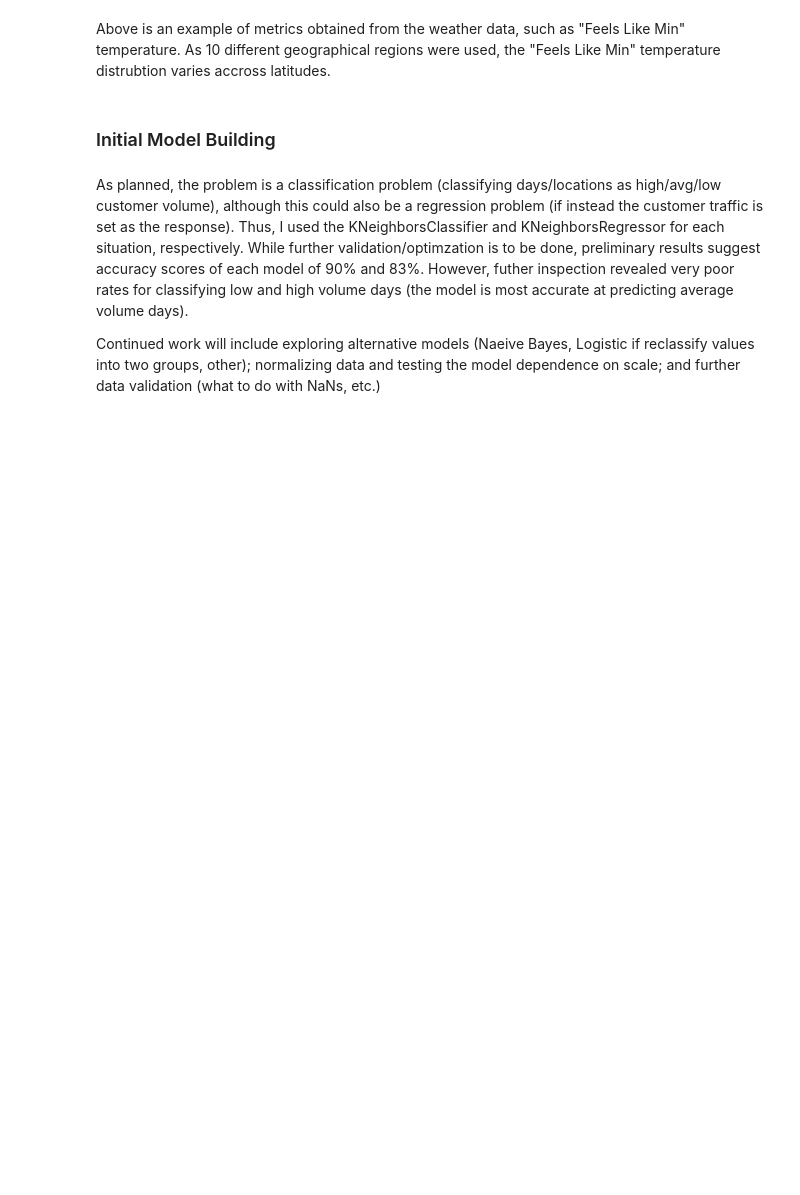
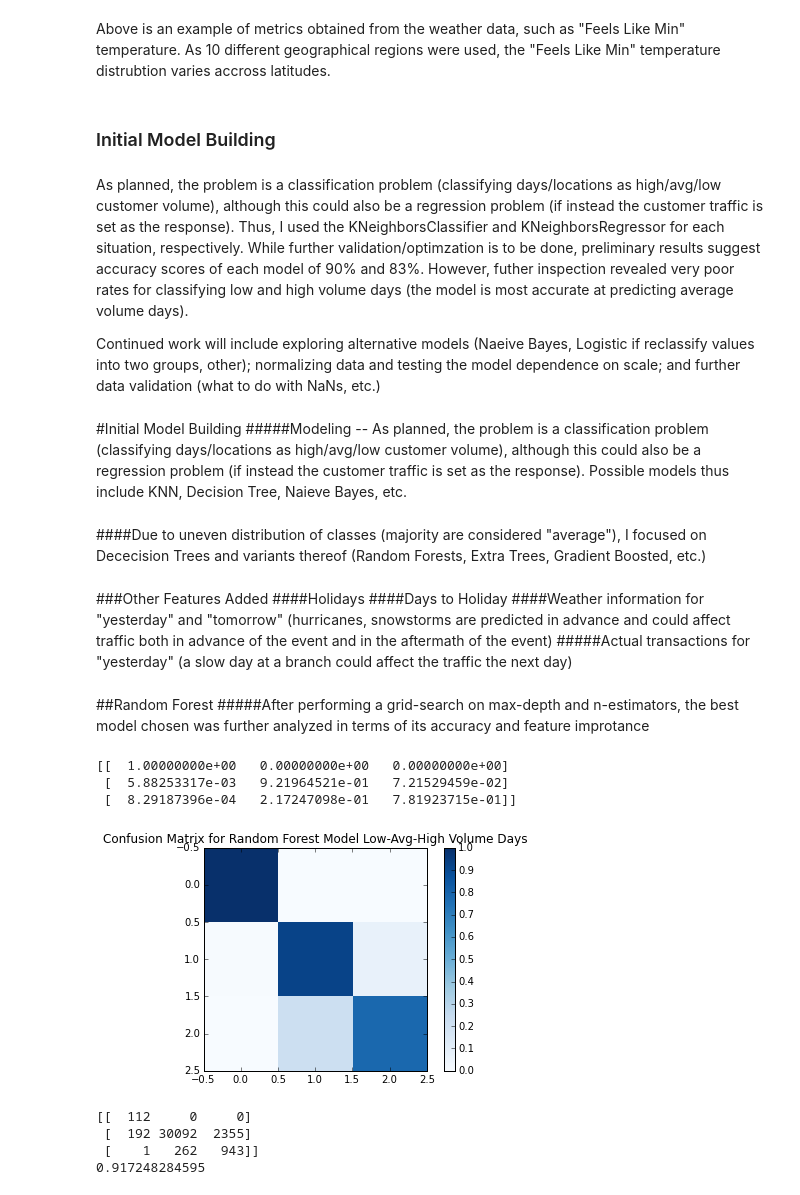
Before and after one commit to FoyeAkin/Dat6-students, a Jupyter notebook: hardway/Project_Draft_HH.ipynb, the cells around one changed output. Drawn from its saved outputs; the diff is of its cells as text; code cells hidden in the pictures; blank space fills up the shorter version.

```diff
--- a/hardway/Project_Draft_HH.ipynb
+++ b/hardway/Project_Draft_HH.ipynb
@@ -98,3 +116,17 @@ Above is an example of metrics obtained from the weather data, such as "Feels Li
 As planned, the problem is a classification problem (classifying days/locations as high/avg/low customer volume), although this could also be a regression problem (if instead the customer traffic is set as the response).  Thus, I used the KNeighborsClassifier and KNeighborsRegressor for each situation, respectively. While further validation/optimzation is to be done, preliminary results suggest accuracy scores of each model of 90% and 83%.  However, futher inspection revealed very poor rates for classifying low and high volume days (the model is most accurate at predicting average volume days).
 
 Continued work will include exploring alternative models (Naeive Bayes, Logistic if reclassify values into two groups, other); normalizing data and testing the model dependence on scale; and further data validation (what to do with NaNs, etc.)
+# %% [markdown]
+#Initial Model Building
+#####Modeling -- As planned, the problem is a classification problem (classifying days/locations as high/avg/low customer volume), although this could also be a regression problem (if instead the customer traffic is set as the response).  Possible models thus include KNN, Decision Tree, Naieve Bayes, etc.
+# %% [markdown]
+####Due to uneven distribution of classes (majority are considered "average"), I focused on Dececision Trees and variants thereof (Random Forests, Extra Trees, Gradient Boosted, etc.)
+# %% [markdown]
+###Other Features Added
+####Holidays
+####Days to Holiday
+####Weather information for "yesterday" and "tomorrow" (hurricanes, snowstorms are predicted in advance and could affect traffic both in advance of the event and in the aftermath of the event)
+#####Actual transactions for "yesterday" (a slow day at a branch could affect the traffic the next day)
+# %% [markdown]
+##Random Forest
+#####After performing a grid-search on max-depth and n-estimators, the best model chosen was further analyzed in terms of its accuracy and feature improtance
@@ -100,0 +135,26 @@ Continued work will include exploring alternative models (Naeive Bayes, Logistic
+# %%
+plt.imshow(cm, interpolation='nearest',cmap=plt.cm.Blues)
+plt.colorbar()
+plt.title('Confusion Matrix for Random Forest Model Low-Avg-High Volume Days')
+cm = np.array([[  1.00000000e+00,   0.00000000e+00,   0.00000000e+00],
+       [  5.88253317e-03,   9.21964521e-01,   7.21529459e-02],
+       [  8.29187396e-04,   2.17247098e-01,   7.81923715e-01]])
+print cm
+# %% [output]
+[[  1.00000000e+00   0.00000000e+00   0.00000000e+00]
+ [  5.88253317e-03   9.21964521e-01   7.21529459e-02]
+ [  8.29187396e-04   2.17247098e-01   7.81923715e-01]]
+[figure, added]
+# %%
+
+cm_c = np.array([[  112,     0,     0],
+       [  192, 30092,  2355],
+       [    1,   262,   943]])
+print cm_c
+
+print (cm_c[0,0]+cm_c[1,1]+cm_c[2,2])/float(cm_c.sum())
+# %% [output]
+[[  112     0     0]
+ [  192 30092  2355]
+ [    1   262   943]]
+0.917248284595
```
Also changed, not shown: parts of 28 cells of this notebook, 2 other files.
